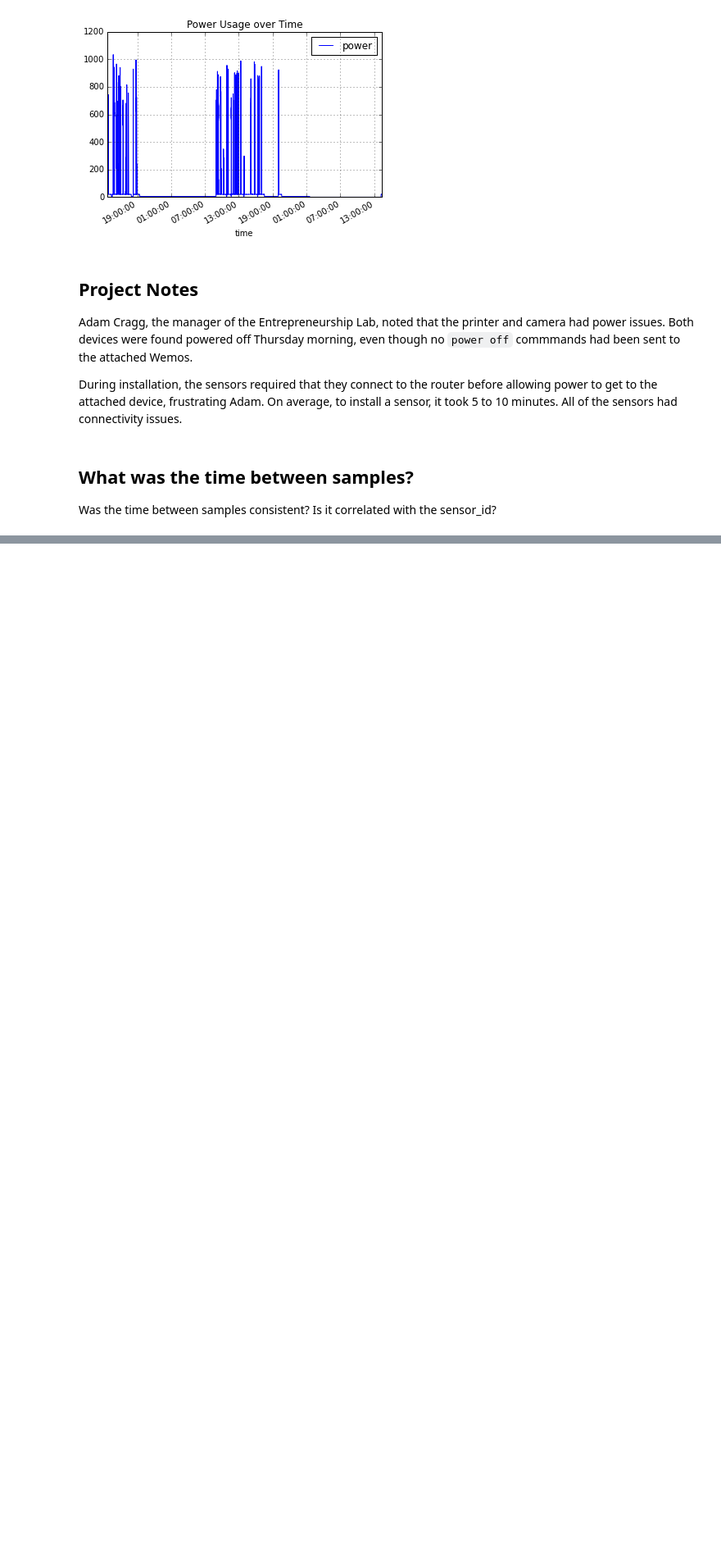
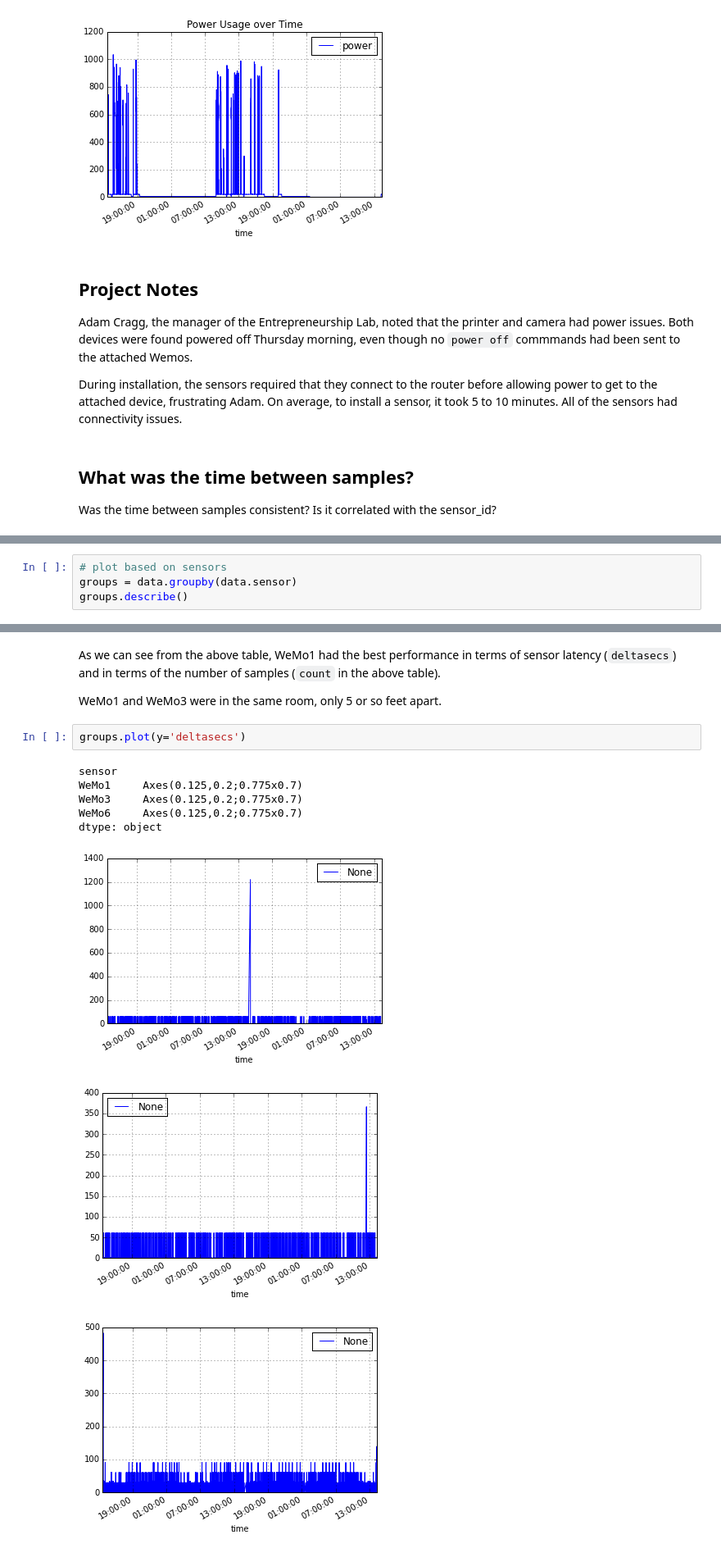
Before and after one commit to project-nikola/data, a Jupyter notebook: wemo/15-03-25-elab/elab-phantom-power.ipynb, the cells around one changed output, grey strips where cells are left out. Shown: that part at 82% size. Drawn from its saved outputs; the diff is of its cells as text; blank space fills up the shorter version.

```diff
--- a/wemo/15-03-25-elab/elab-phantom-power.ipynb
+++ b/wemo/15-03-25-elab/elab-phantom-power.ipynb
@@ -120,0 +93,4 @@ Name: time, dtype: float64
+# %%
+# plot based on sensors
+groups = data.groupby(data.sensor)
+groups.describe()
@@ -120,0 +116,15 @@ Name: time, dtype: float64
+# %% [markdown]
+As we can see from the above table, WeMo1 had the best performance in terms of sensor latency (`deltasecs`) and in terms of the number of samples (`count` in the above table).
+
+WeMo1 and WeMo3 were in the same room, only 5 or so feet apart.
+# %%
+groups.plot(y='deltasecs')
+# %% [output]
+sensor
+WeMo1     Axes(0.125,0.2;0.775x0.7)
+WeMo3     Axes(0.125,0.2;0.775x0.7)
+WeMo6     Axes(0.125,0.2;0.775x0.7)
+dtype: object
+[figure, added]
+[figure, added]
+[figure, added]
```
Also changed, not shown: parts of 11 cells of this notebook.
